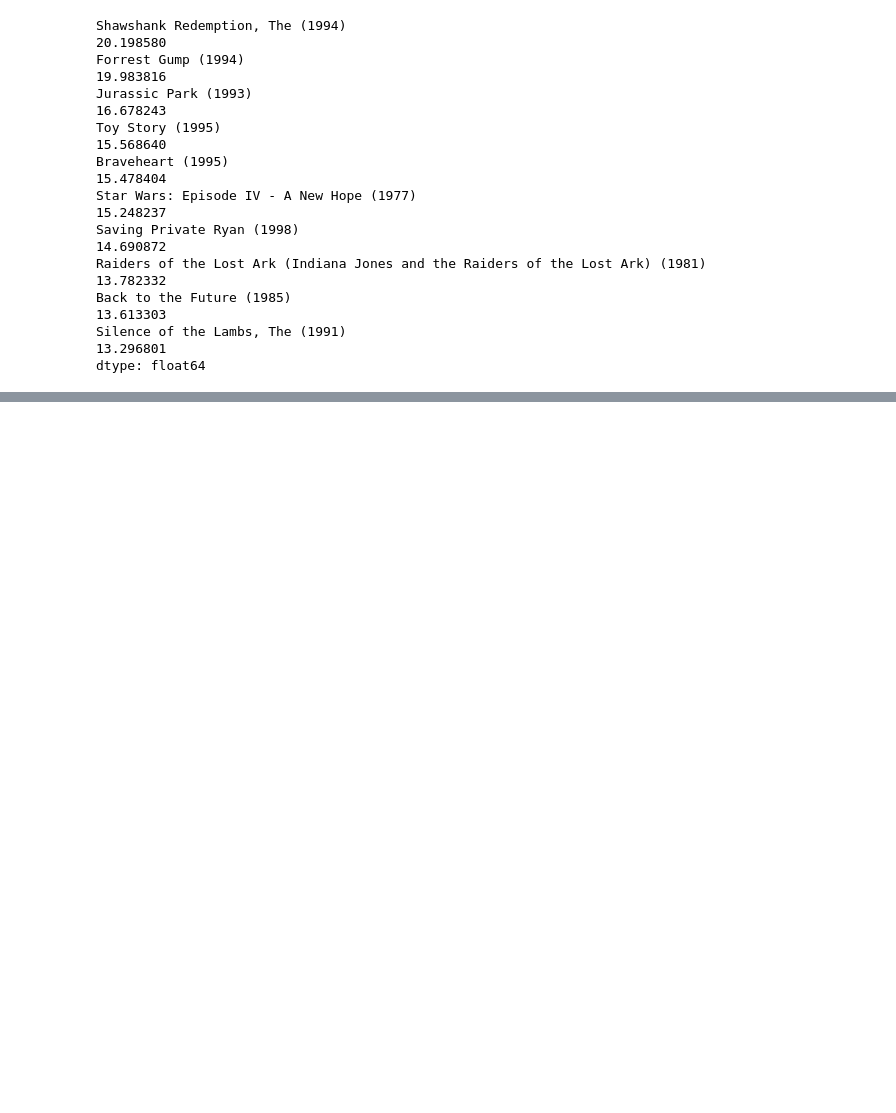
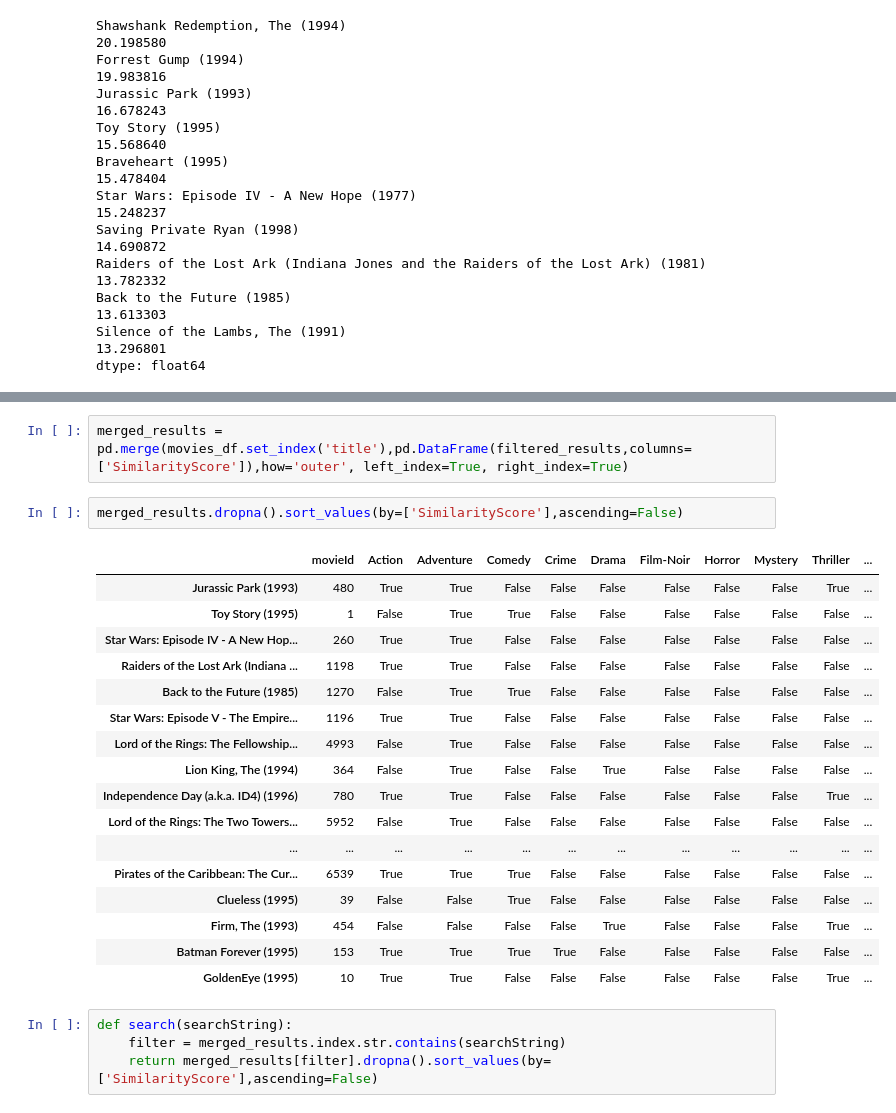
Before and after one commit to KuldeepSinh24/Movie-Recommendation-System, a Jupyter notebook: Recommender System.ipynb, the cells around one changed output, grey strips where cells are left out. Cells and saved outputs as stored; diff of their text form; blank space fills up the shorter version.

```diff
--- a/Recommender System.ipynb
+++ b/Recommender System.ipynb
@@ -386,0 +553,26 @@ filteredSims.head(10)
+# %%
+merged_results = pd.merge(movies_df.set_index('title'),pd.DataFrame(filtered_results,columns=['SimilarityScore']),how='outer', left_index=True, right_index=True)
+# %%
+merged_results.dropna().sort_values(by=['SimilarityScore'],ascending=False)
+# %% [output]
+|  | movieId | Action | Adventure | Comedy | Crime | Drama | Film-Noir | Horror | Mystery | Thriller | ... |
+| Jurassic Park (1993) | 480 | True | True | False | False | False | False | False | False | True | ... |
+| Toy Story (1995) | 1 | False | True | True | False | False | False | False | False | False | ... |
+| Star Wars: Episode IV - A New Hop... | 260 | True | True | False | False | False | False | False | False | False | ... |
+| Raiders of the Lost Ark (Indiana ... | 1198 | True | True | False | False | False | False | False | False | False | ... |
+| Back to the Future (1985) | 1270 | False | True | True | False | False | False | False | False | False | ... |
+| Star Wars: Episode V - The Empire... | 1196 | True | True | False | False | False | False | False | False | False | ... |
+| Lord of the Rings: The Fellowship... | 4993 | False | True | False | False | False | False | False | False | False | ... |
+| Lion King, The (1994) | 364 | False | True | False | False | True | False | False | False | False | ... |
+| Independence Day (a.k.a. ID4) (1996) | 780 | True | True | False | False | False | False | False | False | True | ... |
+| Lord of the Rings: The Two Towers... | 5952 | False | True | False | False | False | False | False | False | False | ... |
+| ... | ... | ... | ... | ... | ... | ... | ... | ... | ... | ... | ... |
+| Pirates of the Caribbean: The Cur... | 6539 | True | True | True | False | False | False | False | False | False | ... |
+| Clueless (1995) | 39 | False | False | True | False | False | False | False | False | False | ... |
+| Firm, The (1993) | 454 | False | False | False | False | True | False | False | False | True | ... |
+| Batman Forever (1995) | 153 | True | True | True | True | False | False | False | False | False | ... |
+| GoldenEye (1995) | 10 | True | True | False | False | False | False | False | False | True | ... |
+# %%
+def search(searchString):
+    filter = merged_results.index.str.contains(searchString)
+    return merged_results[filter].dropna().sort_values(by=['SimilarityScore'],ascending=False)
```
Also changed, not shown: parts of 16 cells of this notebook, 1 other file.
